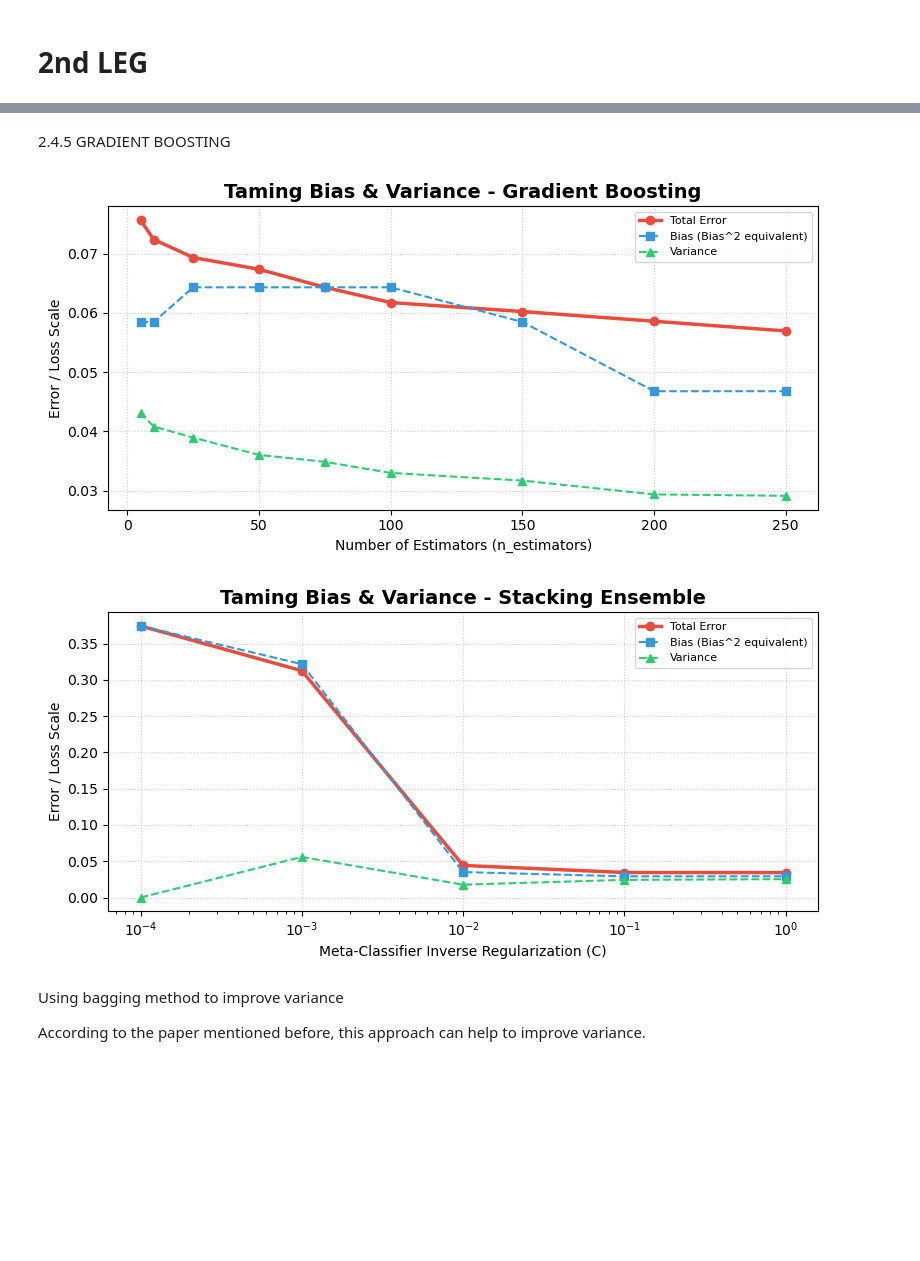
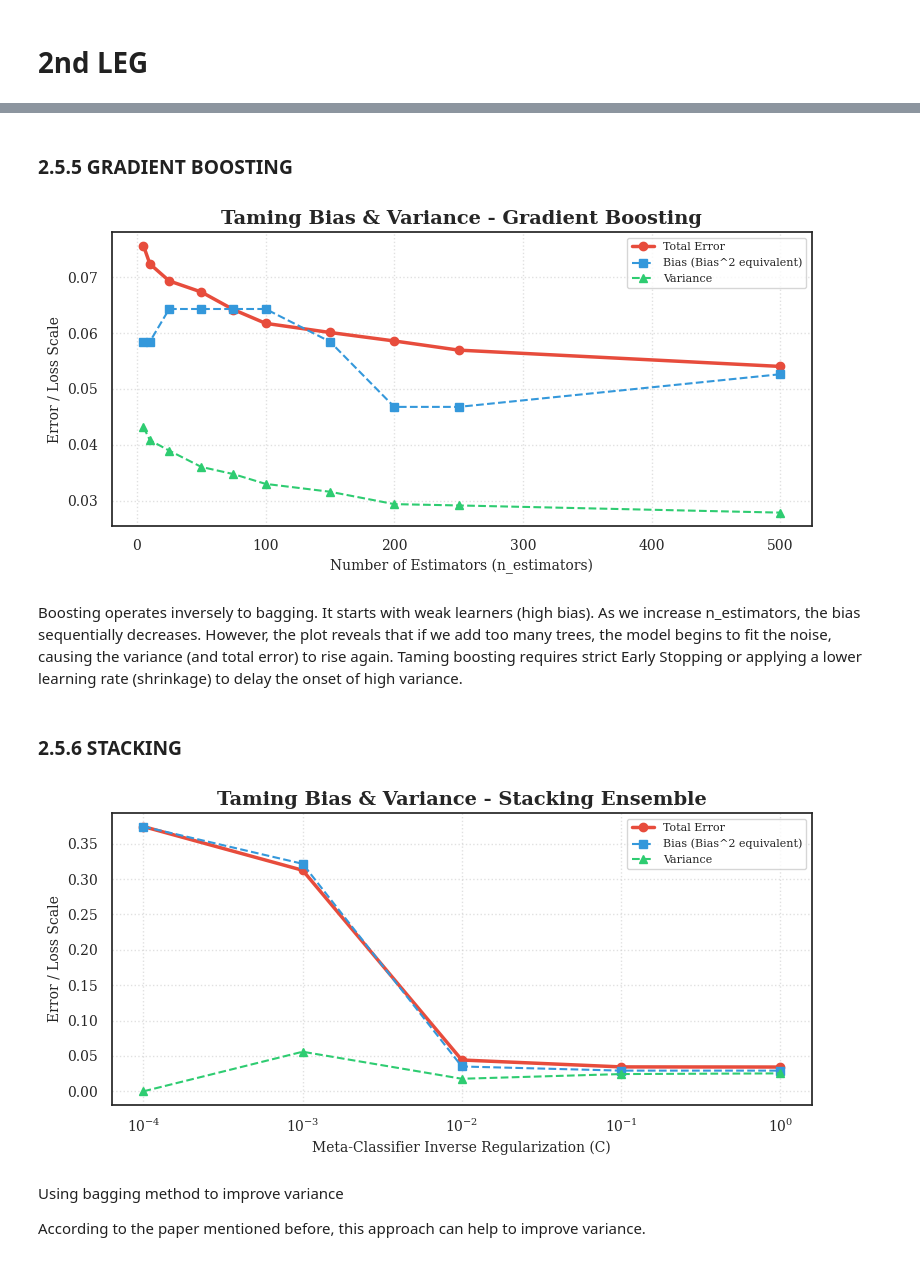
Before and after one commit to Mathis1311/Machine-Learning-project, a Jupyter notebook: project copy.ipynb, the cells around one changed output, grey strips where cells are left out. Drawn from its saved outputs; the diff is of its cells as text; code cells hidden in the pictures; blank space fills up the shorter version.

```diff
--- a/project copy.ipynb
+++ b/project copy.ipynb
@@ -70 +203,26 @@ plot_class_distribution(y_train)
+# %%
+import numpy as np
+from sklearn.datasets import load_breast_cancer
+from sklearn.model_selection import train_test_split
+from sklearn.preprocessing import StandardScaler
+
+def prepare_data():
+    # 1. Load dataset
+    raw_data = load_breast_cancer()
+    X, y = raw_data.data, raw_data.target
+
+    # 2. Test/Train split (70/30) with stratification
+    X_train, X_test, y_train, y_test = train_test_split(
+        X, y, test_size=0.3, random_state=42, stratify=y
+    )
+
+    # 3. Create the scaled versions (justified by the previous EDA section)
+    scaler = StandardScaler()
+    X_train_scaled = scaler.fit_transform(X_train)
+    X_test_scaled = scaler.transform(X_test)
+
+    return X_train, X_test, X_train_scaled, X_test_scaled, y_train, y_test
+
+# Instantiate all independent variables for the modeling phase
+X_train, X_test, X_train_scaled, X_test_scaled, y_train, y_test = prepare_data()
 # %% [markdown]
@@ -162,7 +324,7 @@ def bias_variance_decomposition(model, X_train, X_test, y_train, y_test, n_boots
         cm = confusion_matrix(y_test, main_prediction)
         disp = ConfusionMatrixDisplay(confusion_matrix=cm, display_labels=['C0', 'C1'])
         disp.plot(ax=ax1, cmap=plt.cm.Blues, values_format='d', colorbar=False)
-        ax1.set_title("3. Global Population: Types of Bias", fontsize=11, fontweight='bold')
+        ax1.set_title("1.Confusion Matrix", fontsize=11, fontweight='bold')
 
         # =========================================================================
         # PLOT 2 (Bottom-Right): Global Variance Profile (Stability Density)
@@ -170,15 +332,14 @@ def bias_variance_decomposition(model, X_train, X_test, y_train, y_test, n_boots
         sns.violinplot(x=all_sample_biases, y=all_sample_variances, ax=ax2, palette=['#5cb85c', '#d9534f'], inner=None, alpha=0.3)
         sns.stripplot(x=all_sample_biases, y=all_sample_variances, ax=ax2, color='#2c3e50', alpha=0.4, size=3, jitter=0.2)
         ax2.set_xticklabels(['Correct (Bias=0)', 'Incorrect (Bias=1)'])
-        ax2.set_title("4. Global Population: Variance Distribution", fontsize=11, fontweight='bold')
+        ax2.set_title("2.Variance Distribution", fontsize=11, fontweight='bold')
         ax2.set_ylabel("Variance Rate", fontsize=9)
 
         # --- Global Title & Analytics Summary ---
-        fig.suptitle(f"Bias-Variance Diagnostic Dashboard: {algorithm_name}\nReport for Sample #{sample_idx} vs. Global Population Metrics",
+        fig.suptitle(f"Bias-Variance Diagnostic Dashboard: {algorithm_name}",
                      fontsize=15, fontweight='bold', color='#2c3e50', y=0.98)
 
-        summary_text = (f"METRICS SUMMARY: [Global Bias: {bias:.3f}] [Global Variance: {variance:.3f}] | "
-                        f"[Sample #{sample_idx} Bias: {int(sample_bias)}] [Sample #{sample_idx} Var: {sample_variance:.3f}]")
+        summary_text = (f"METRICS SUMMARY: [Global Bias: {bias:.3f}] [Global Variance: {variance:.3f}]")
         fig.text(0.5, 0.02, summary_text, ha='center', fontsize=12, fontweight='bold',
                  color='#ffffff', bbox=dict(facecolor='#2c3e50', alpha=0.95, boxstyle='round,pad=0.6'))
 
@@ -446,5 +666,5 @@ Evaluating MLP alpha values...
 # %% [markdown]
-2.4.5 GRADIENT BOOSTING
+### 2.5.5 GRADIENT BOOSTING
 # %%
 import numpy as np
 import matplotlib.pyplot as plt
@@ -458,38 +678,42 @@ from sklearn.linear_model import LogisticRegression
 # =========================================================================
 def evaluate_boosting_curve(X_train, X_test, y_train, y_test):
     # Valores de árvores que queremos testar (de muito simples a complexo)
-    n_estimators_values = [5, 10, 25, 50,75, 100,150, 200, 250]
+    n_estimators_values = [5, 10, 25, 50,75, 100,150, 200, 250, 500]
 
     total_errors = []
     biases = []
     variances = []
 
     for n in n_estimators_values:
         model = GradientBoostingClassifier(n_estimators=n, learning_rate=0.1, random_state=42)
 
         # Usa a tua função original de decomposição (ajusta o nome se necessário)
         total_error, bias, variance = bias_variance_decomposition(
             model, X_train, X_test, y_train, y_test, n_bootstraps=50, show=0
         )
 
         total_errors.append(total_error)
         biases.append(bias)
         variances.append(variance)
 
     # Chama a tua função de plot original
     plot_taming_curves(
         param_values=n_estimators_values,
         total_errors=total_errors,
         biases=biases,
         variances=variances,
         param_name="Number of Estimators (n_estimators)",
         model_name="Gradient Boosting",
         log_scale=False
     )
 
 evaluate_boosting_curve(X_train, X_test, y_train, y_test)
 # %% [output]
-[figure, old version]
+[figure, new version]
+# %% [markdown]
+Boosting operates inversely to bagging. It starts with weak learners (high bias). As we increase n_estimators, the bias sequentially decreases. However, the plot reveals that if we add too many trees, the model begins to fit the noise, causing the variance (and total error) to rise again. Taming boosting requires strict Early Stopping or applying a lower learning rate (shrinkage) to delay the onset of high variance.
+# %% [markdown]
+### 2.5.6 STACKING
 # %%
 import numpy as np
 import matplotlib.pyplot as plt
@@ -542,9 +766,9 @@ def evaluate_stacking_curve(X_train, X_test, y_train, y_test):
         model_name="Stacking Ensemble",
         log_scale=True
     )
-evaluate_stacking_curve(X_train, X_test, y_train, y_test)
+evaluate_stacking_curve(X_train_scaled, X_test_scaled, y_train, y_test)
 # %% [output]
-[figure, old version]
+[figure, new version]
 # %% [markdown]
 Using bagging method to improve variance
 
```
Also changed, not shown: parts of 33 cells of this notebook.
